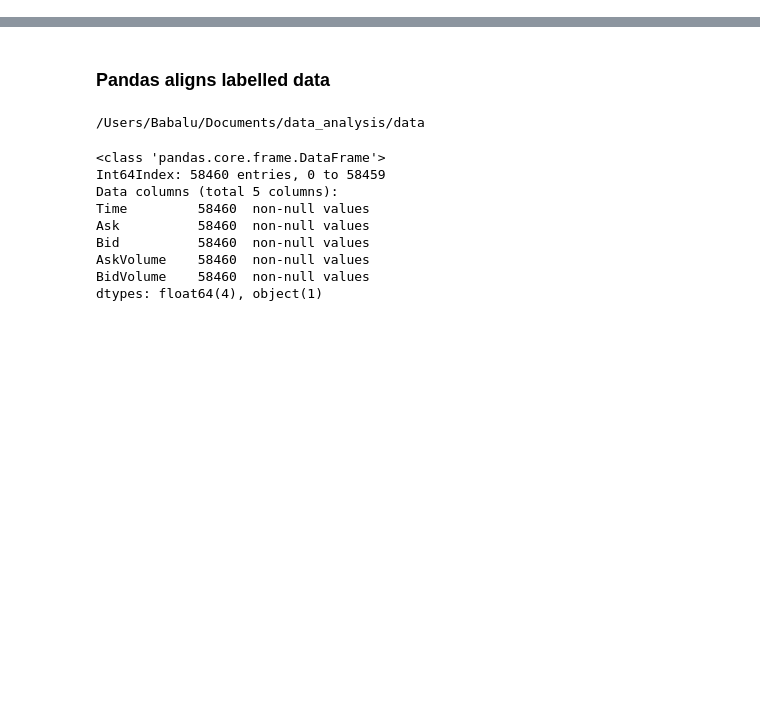
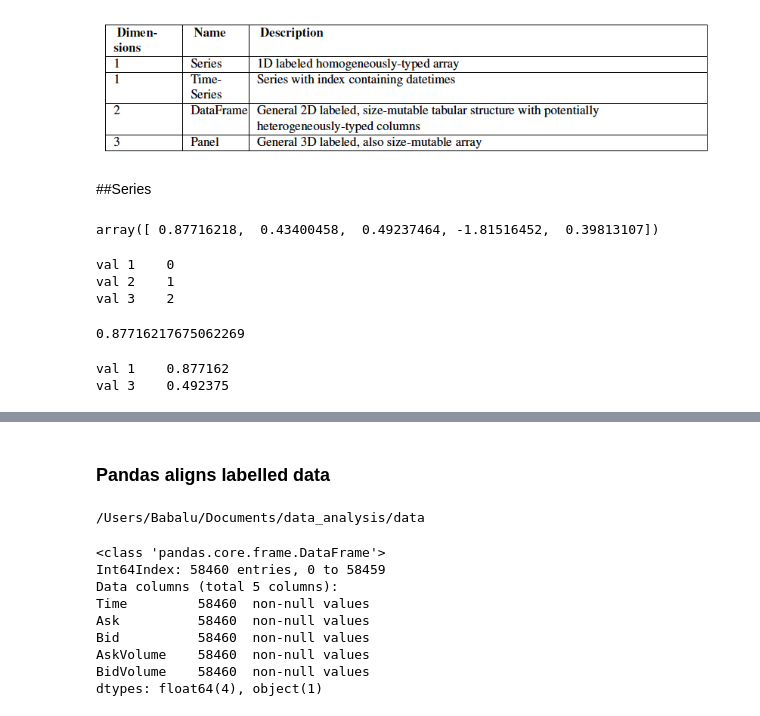
Before and after one commit to donigian/Data-Analysis-with-Python, a Jupyter notebook: Intro to Pandas.ipynb, the cells around one changed output, grey strips where cells are left out. Saved outputs shown, nothing was run; the diff lists cells and outputs as text; code cells hidden in the pictures; blank space fills up the shorter version.

Commit message:
updated correlation and computational tools on data structures

```diff
--- a/Intro to Pandas.ipynb
+++ b/Intro to Pandas.ipynb
@@ -107,0 +30,34 @@ Ask for more Orthogonal Data
+# %%
+from IPython.core.display import Image
+Image(filename='img/data_structs.png')
+
+# all data structs are value mutable, but not size mutable
+# methods produce new objects, leaving input objects untouched
+# %% [output]
+[figure, added]
+# %% [markdown]
+##Series
+# %%
+# s = Series(data, index=index)
+# data => a Python dict, an ndarray, a scalar value
+# NaN for missing data
+sample_series = pd.Series(randn(5), index=['val 1', 'val 2', 'val 3', 'val 4', 'val 5'])
+sample_series.values
+# %% [output]
+array([ 0.87716218,  0.43400458,  0.49237464, -1.81516452,  0.39813107])
+# %%
+d = {'val 1' : 0., 'val 2' : 1., 'val 3' : 2.}
+pd.Series(d)
+# %% [output]
+val 1    0
+val 2    1
+val 3    2
+# %%
+sample_series[0]
+# %% [output]
+0.87716217675062269
+# %%
+sample_series[sample_series > sample_series.median()]
+# %% [output]
+val 1    0.877162
+val 3    0.492375
```
Also changed, not shown: parts of 36 cells of this notebook.
